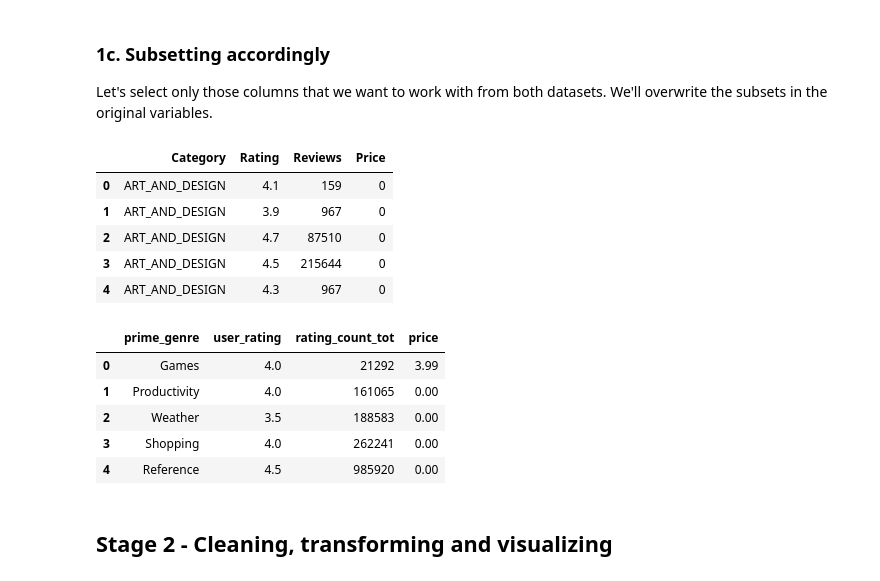
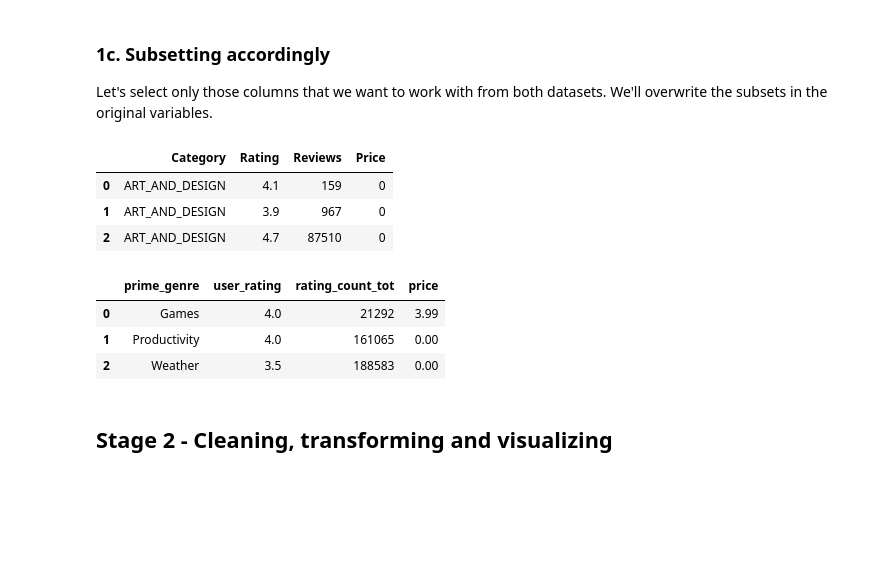
Before and after one commit to rcamps07/rcamps07, a Jupyter notebook: PART 3, Tier 3 - Modelling.ipynb, the cells around one changed output. Cells and saved outputs as stored; diff of their text form; code cells hidden in the pictures; blank space fills up the shorter version.

```diff
--- a/PART 3, Tier 3 - Modelling.ipynb
+++ b/PART 3, Tier 3 - Modelling.ipynb
@@ -110,29 +108,25 @@ Let's select only those columns that we want to work with from both datasets. We
 # %%
 # Subset our DataFrame object Google by selecting just the variables ['Category', 'Rating', 'Reviews', 'Price']
 Google = Google[['Category', 'Rating', 'Reviews', 'Price']]
 
 # Check the first three entries
-Google.head()
+Google.head(3)
 # %% [output]
 |  | Category | Rating | Reviews | Price |
 | 0 | ART_AND_DESIGN | 4.1 | 159 | 0 |
 | 1 | ART_AND_DESIGN | 3.9 | 967 | 0 |
 | 2 | ART_AND_DESIGN | 4.7 | 87510 | 0 |
-| 3 | ART_AND_DESIGN | 4.5 | 215644 | 0 |
-| 4 | ART_AND_DESIGN | 4.3 | 967 | 0 |
 # %%
 # Do the same with our Apple object, selecting just the variables ['prime_genre', 'user_rating', 'rating_count_tot', 'price']
 Apple = Apple[['prime_genre', 'user_rating', 'rating_count_tot', 'price']]
 
 # Let's check the first three entries
-Apple.head()
+Apple.head(3)
 # %% [output]
 |  | prime_genre | user_rating | rating_count_tot | price |
 | 0 | Games | 4.0 | 21292 | 3.99 |
 | 1 | Productivity | 4.0 | 161065 | 0.00 |
 | 2 | Weather | 3.5 | 188583 | 0.00 |
-| 3 | Shopping | 4.0 | 262241 | 0.00 |
-| 4 | Reference | 4.5 | 985920 | 0.00 |
 # %% [markdown]
 ## Stage 2 -  Cleaning, transforming and visualizing
 # %% [markdown]
```
Also changed, not shown: parts of 13 cells of this notebook.
